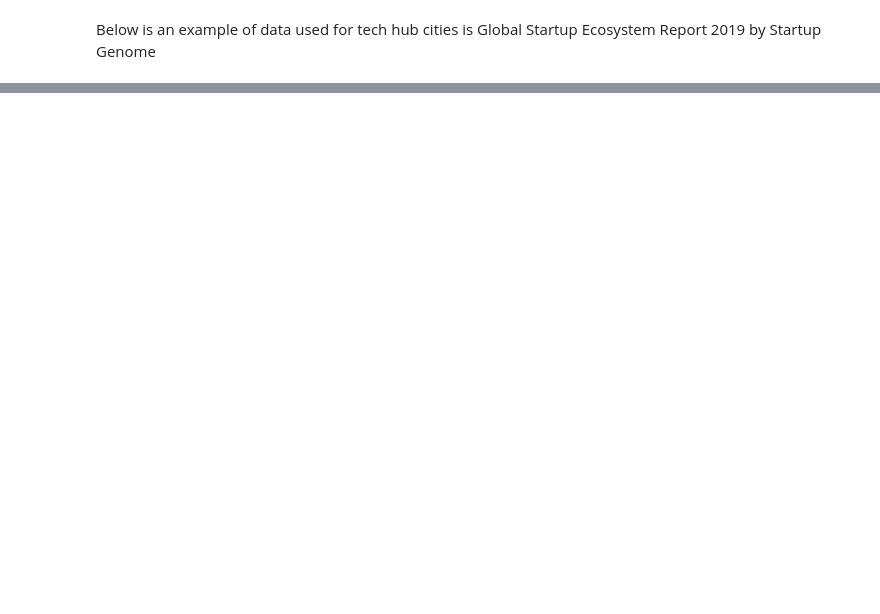
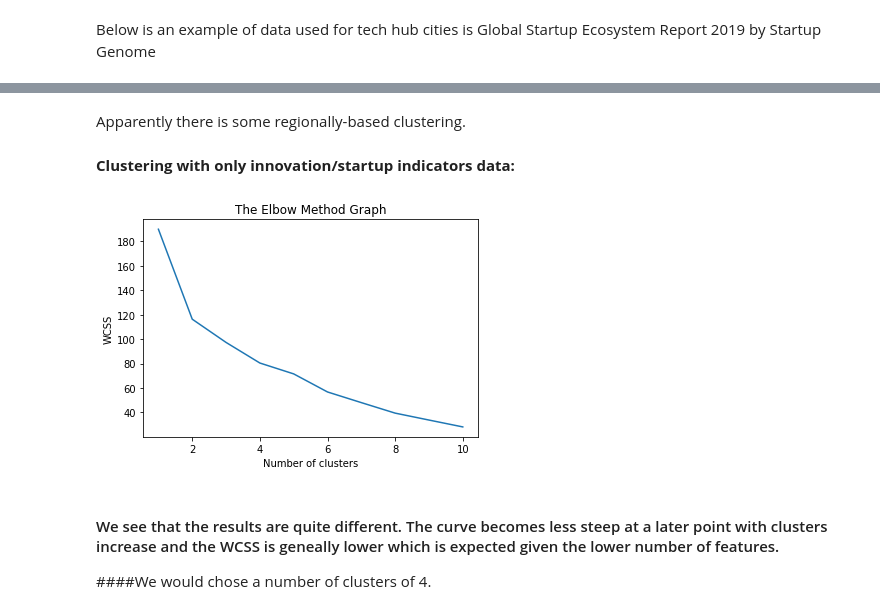
Before and after one commit to estoilkov/Coursera_Capstone, a Jupyter notebook: Capstone_Coursera_Final_Assignment.ipynb, the cells around one changed output, grey strips where cells are left out. Drawn from its saved outputs; the diff is of its cells as text; code cells hidden in the pictures; blank space fills up the shorter version.

```diff
--- a/Capstone_Coursera_Final_Assignment.ipynb
+++ b/Capstone_Coursera_Final_Assignment.ipynb
@@ -46,0 +564,6 @@ Global Startup Ecosystem Report 2019 by Startup Genome </p>
+# %%
+kmeans = KMeans(n_clusters=5, init ='k-means++', max_iter=300, n_init=10,random_state=0 )
+city_labels_1 = kmeans.fit_predict(X_1)
+
+km_1 = pd.DataFrame([(i,j) for (i,j) in zip(cities_large.city, city_labels_1)], columns=['city', 'labels'])
+km_1
@@ -46,0 +610,36 @@ Global Startup Ecosystem Report 2019 by Startup Genome </p>
+# %% [markdown]
+Apparently there is some regionally-based clustering.
+# %% [markdown]
+<b> Clustering with only innovation/startup indicators data:</b>
+# %%
+from sklearn.cluster import KMeans
+import matplotlib.pyplot as plt
+
+X_2 = cities_large[['ranking', 'change', 'performance', 'funding', 'marketReach',
+       'connectedness', 'talent', 'experience', 'k0wledge', 'growthIndex']]
+
+wcss=[]
+#we will compute the within cluster sum of squares and #appended to our wcss list.
+for i in range(1,11):
+    kmeans = KMeans(n_clusters=i, init ='k-means++', max_iter=300,  n_init=10,random_state=0 )
+    #i above is between 1-10 numbers. init parameter is the random #initialization method
+    #we select kmeans++ method. max_iter parameter the maximum number of iterations there can be to
+    #find the final clusters when the K-meands algorithm is running. we #enter the default value of 300
+    #the next parameter is n_init which is the number of times the #K_means algorithm will be run with
+    #different initial centroid.
+    kmeans.fit(X_2)
+    #kmeans algorithm fits to the X dataset
+    wcss.append(kmeans.inertia_)
+    #kmeans inertia_ attribute is:  Sum of squared distances of samples
+    #to their closest cluster center.
+    #4.Plot the elbow graph
+plt.plot(range(1,11),wcss)
+plt.title('The Elbow Method Graph')
+plt.xlabel('Number of clusters')
+plt.ylabel('WCSS')
+plt.show()
+# %% [output]
+[figure, added]
+# %% [markdown]
+#### We see that the results are quite different. The curve becomes less steep at a later point with clusters increase and the WCSS is geneally lower which is expected given the lower number of features. <br/>
+####We would chose a number of clusters of 4.
```
Also changed, not shown: parts of 99 cells of this notebook.
